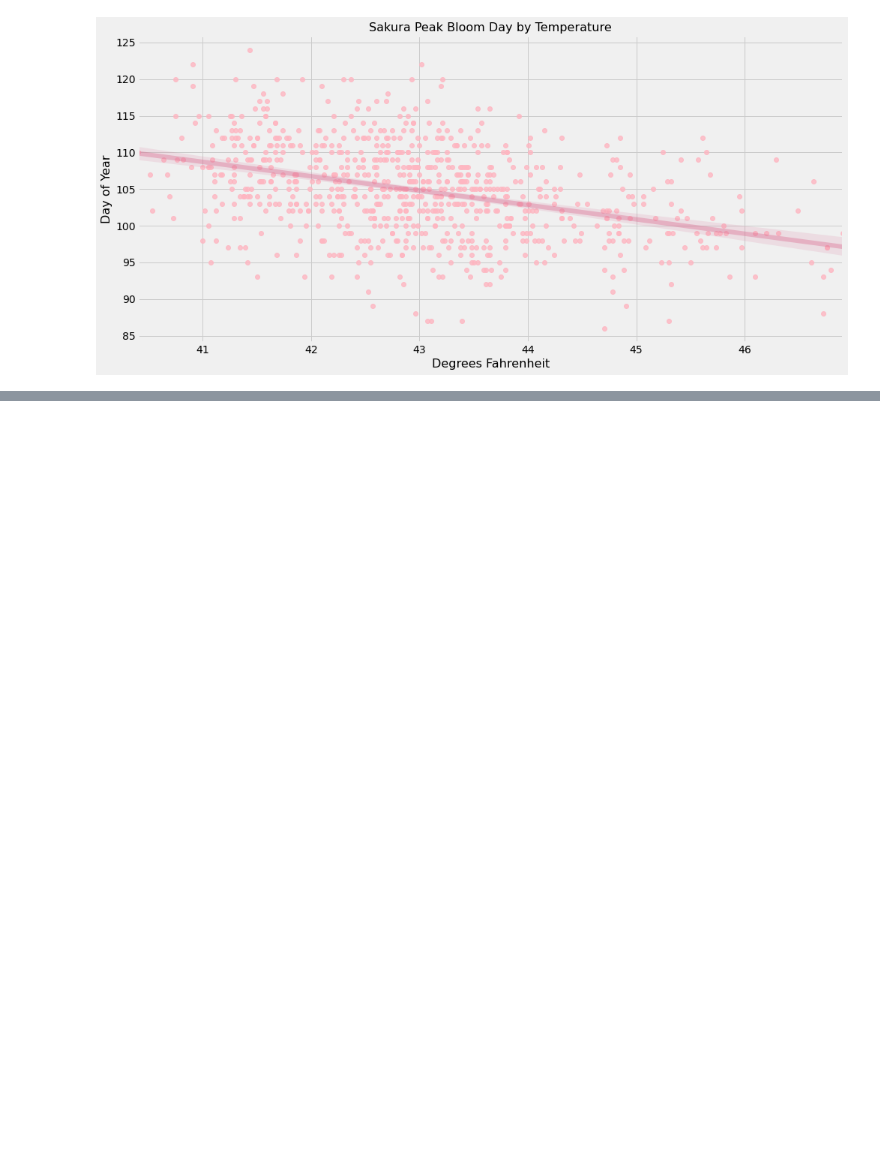
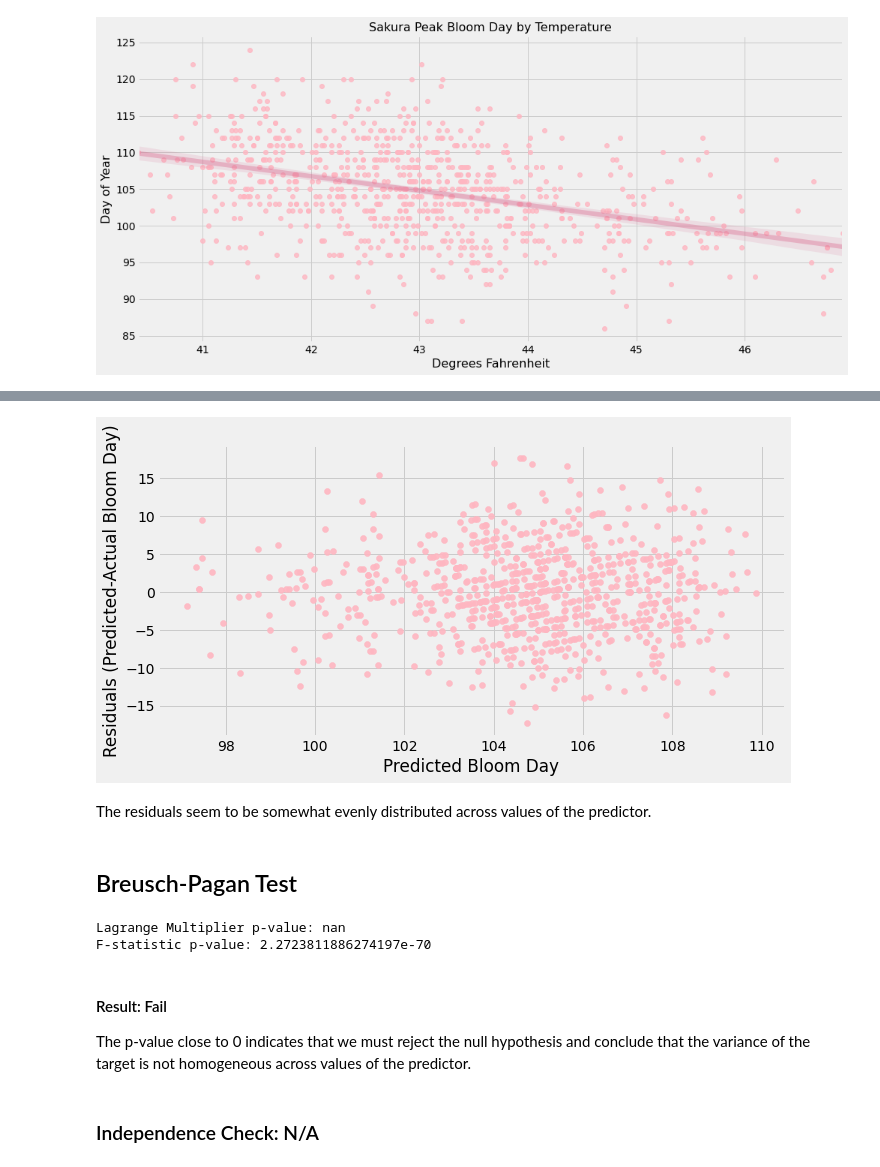
Before and after one commit to jeffreyhwatson/sakura, a Jupyter notebook: notebooks/eda/sakura_data.ipynb, the cells around one changed output, grey strips where cells are left out. Drawn from its saved outputs; the diff is of its cells as text; code cells hidden in the pictures; blank space fills up the shorter version.

```diff
--- a/notebooks/eda/sakura_data.ipynb
+++ b/notebooks/eda/sakura_data.ipynb
@@ -254,0 +265,4 @@ vz.temp_day_plot(merged)
+# %%
+simple_df = merged[['Full-flowering date (DOY)', 'F']].copy()
+simple_df.columns = ['Day', 'F']
+simple_df.head()
@@ -254,0 +276,6 @@ vz.temp_day_plot(merged)
+# %%
+formula = fn.create_formula('Day', simple_df)
+model = ols(formula=formula, data=simple_df)
+# %%
+results = model.fit()
+results.summary()
@@ -254,0 +340,22 @@ vz.temp_day_plot(merged)
+# %%
+vz.error_plot(simple_df, 'Day', results)
+# %% [output]
+[figure, added]
+# %% [markdown]
+The residuals seem to be somewhat evenly distributed across values of the predictor.
+# %% [markdown]
+## Breusch-Pagan Test
+# %%
+y = simple_df['Day']
+y_hat = results.predict()
+lm, lm_p_value, fvalue, f_p_value = het_breuschpagan(y-y_hat, simple_df[['F']])
+print('Lagrange Multiplier p-value:', lm_p_value)
+print('F-statistic p-value:', f_p_value)
+# %% [output]
+Lagrange Multiplier p-value: nan
+F-statistic p-value: 2.2723811886274197e-70
+# %% [markdown]
+#### Result: Fail
+The p-value close to 0 indicates that we must reject the null hypothesis and conclude that the variance of the target is not homogeneous across values of the predictor.
+# %% [markdown]
+### Independence Check: N/A
```
Also changed, not shown: parts of 13 cells of this notebook, 2 other files.
